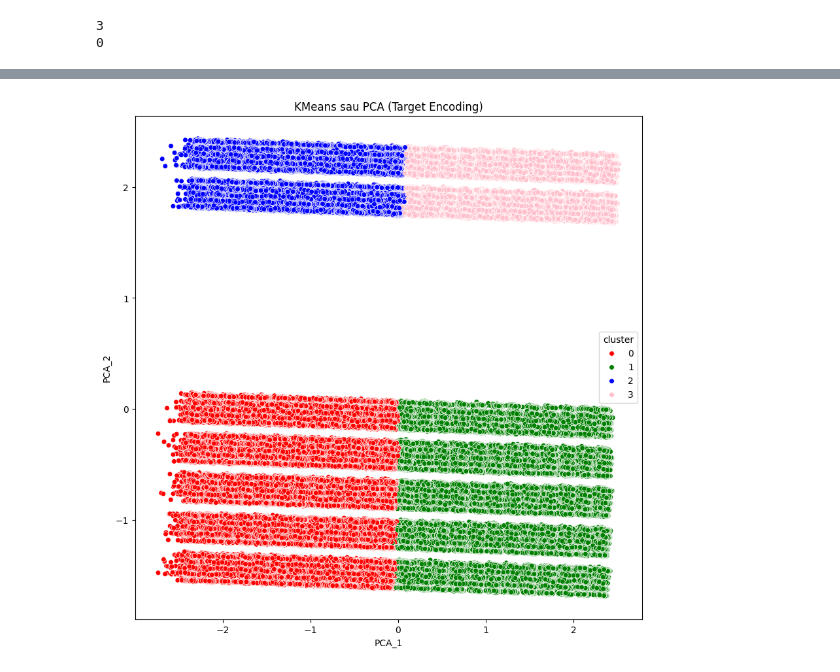
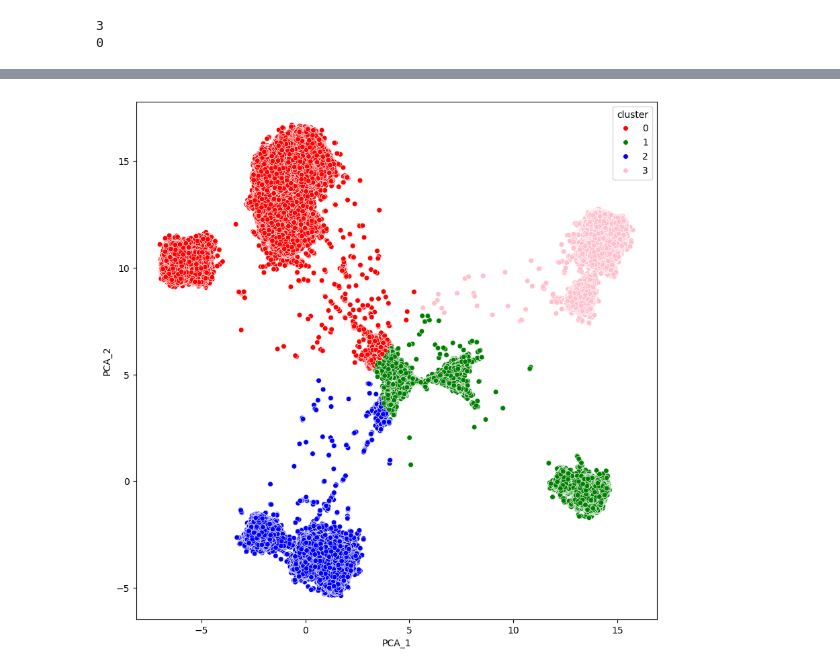
Before and after one commit to pentakll4002/IS403_Q13, a Jupyter notebook: cluster.ipynb, the cells around one changed output, grey strips where cells are left out. Saved outputs shown, nothing was run; the diff lists cells and outputs as text; code cells hidden in the pictures.

Commit message:
Update cluster.ipynb
Chọn ngẫu nhiên 500k mẫu (tạm thời)
Điều chỉnh PCA tự ước lượng để giảm chiều lần 1, sau đó dùng UMAP giảm chiều lần 2

```diff
--- a/cluster.ipynb
+++ b/cluster.ipynb
@@ -189,0 +178,11 @@ pipeline = Pipeline(steps=[
+# %%
+
+categorical_features = ["Payment Method", "Product Category", "Customer Location", "Device Used"]
+target = "Is Fraudulent"
+
+# Lấy mẫu ngẫu nhiên 100k bản ghi để giảm chiều
+sample_idx = np.random.choice(len(df), size=500_000, replace=False)
+sample = df.iloc[sample_idx]
+# %%
+X_sample = sample.drop(columns=[target])
+y_sample = sample[target]
@@ -190,5 +191,19 @@ pipeline = Pipeline(steps=[
+# %%
+pipeline = Pipeline(steps=[
+    ('encoder', ce.TargetEncoder(cols=categorical_features, smoothing=0.2)),
+    ('scaler', StandardScaler(with_mean=False)), # (nên bật with_mean=False để tránh lỗi khi dữ liệu sparse)
+    ('pca', PCA(n_components='mle', random_state=42)), # PCA giảm chiều để giảm tính toán trước
+    ('umap', umap.UMAP( # UMAP giảm tiếp xuống 2 chiều để trực quan hóa
+        n_neighbors=30,
+        min_dist=0.1,
+        n_components=2,
+        random_state=42,
+        low_memory=True,   # Giảm RAM
+        n_jobs=-1          # Dùng đa lõi
+    ))
+])
 # %%
-X_reduced = pipeline.fit_transform(X, y)
+X_reduced = pipeline.fit_transform(X_sample, y_sample)
 # %%
 from sklearn.cluster import KMeans
 from kneed import KneeLocator
@@ -294,13 +306,13 @@ for i in df_cluster.columns[:-1]:
 # %%
 plt.figure(figsize=(10,10))
 sns.scatterplot(
     x="PCA_1", y="PCA_2",
     hue="cluster",
     data=df_cluster,
     palette=['red','green','blue','pink','yellow','orange'],
     s=30
 )
-plt.title("KMeans sau PCA (Target Encoding)")
+# plt.title("KMeans sau PCA (Target Encoding)")
 plt.show()
 # %% [output]
-[figure, old version]
+[figure, new version]
```
Also changed, not shown: parts of 11 cells of this notebook.
